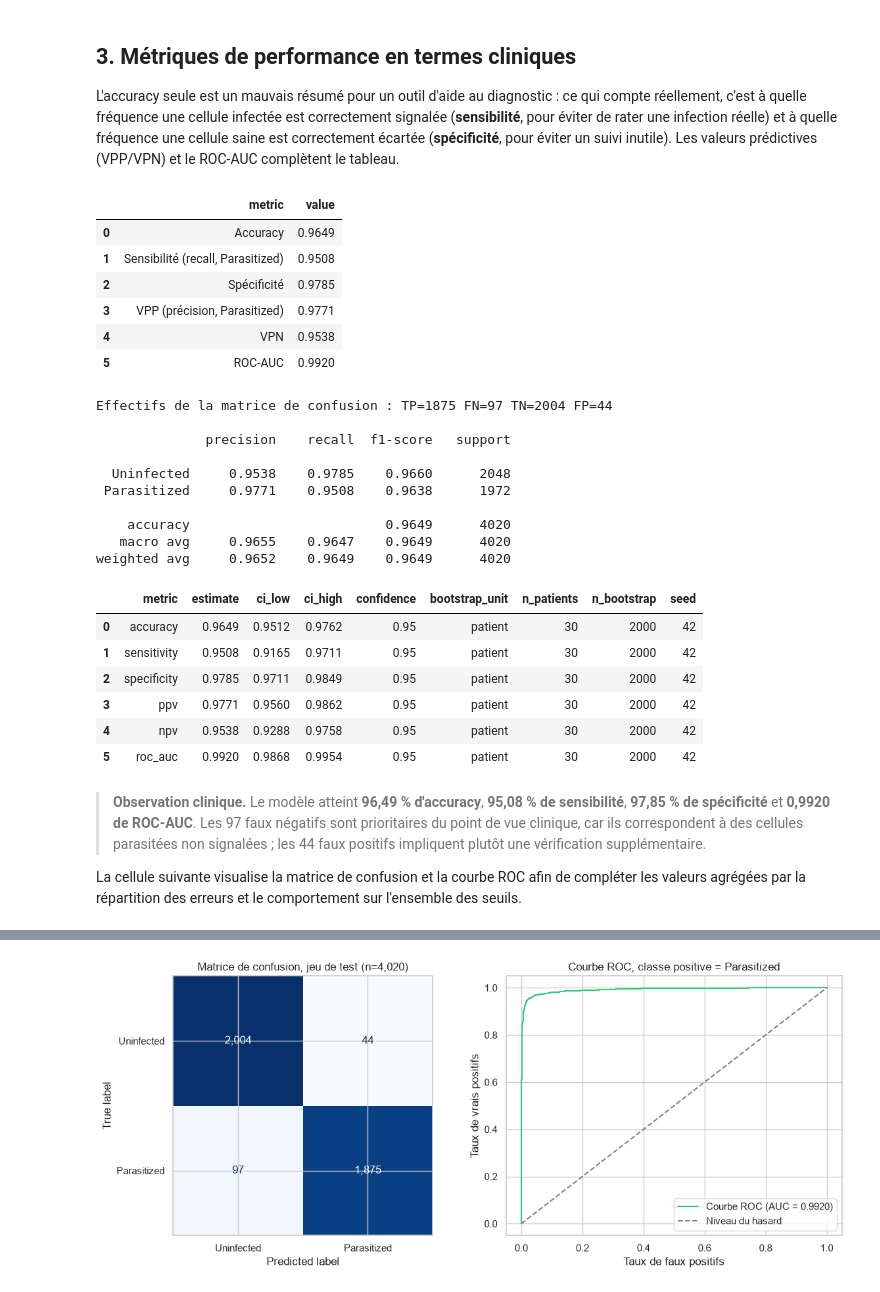
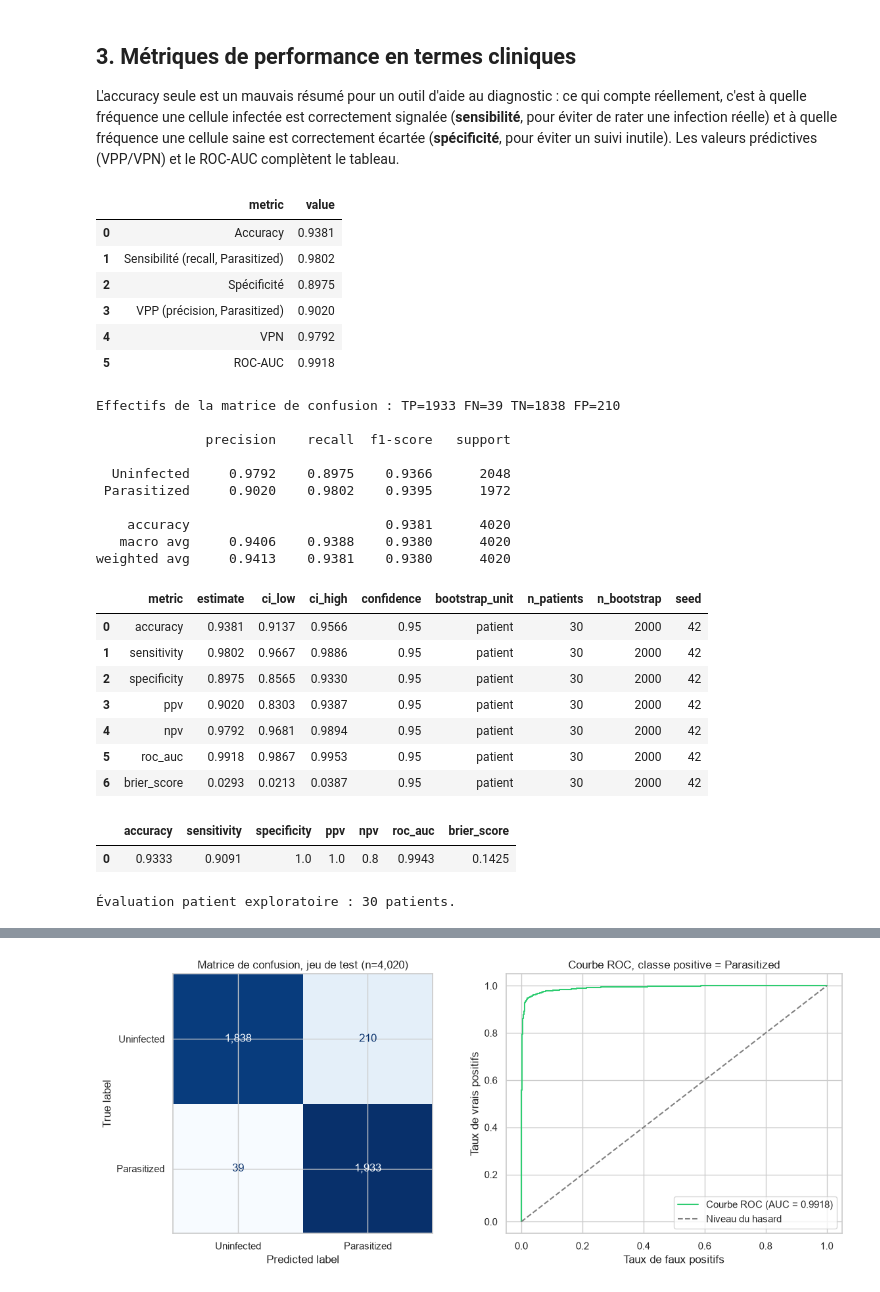
Before and after one commit to juliettebm/malaria-microscopy-deep-learning, a Jupyter notebook: 04_clinical_evaluation_interpretability.ipynb, the cells around one changed output, grey strips where cells are left out. Drawn from its saved outputs; the diff is of its cells as text; code cells hidden in the pictures.

```diff
--- a/04_clinical_evaluation_interpretability.ipynb
+++ b/04_clinical_evaluation_interpretability.ipynb
@@ -21,7 +21,9 @@ import torch.nn as nn
 import torch.nn.functional as F
 from IPython.display import Markdown, display
 from PIL import Image
-from malaria_evaluation import patient_bootstrap_ci
+from malaria_evaluation import (
+    aggregate_patient_predictions, classification_metrics, patient_bootstrap_ci,
+)
 from sklearn.metrics import (
     ConfusionMatrixDisplay,
     classification_report,
@@ -70,4 +72,8 @@ IMAGENET_STD = checkpoint["imagenet_std"]
 LABEL_TO_IDX = checkpoint["label_to_idx"]
 IDX_TO_LABEL = {v: k for k, v in LABEL_TO_IDX.items()}
 POS_IDX = LABEL_TO_IDX["Parasitized"]  # classe positive pour les metriques cliniques
+DECISION_THRESHOLD = checkpoint["decision_threshold"]
+PATIENT_MIN_SUSPICIOUS_CELLS = checkpoint["patient_min_suspicious_cells"]
+print(f"Seuil cellule gelé sur validation : {DECISION_THRESHOLD:.4f} ; règle patient : "
+      f"au moins {PATIENT_MIN_SUSPICIOUS_CELLS} cellules suspectes")
 # %% [output]
@@ -119,7 +126,7 @@ with torch.no_grad():
         x = x.to(DEVICE)
         logits = model(x)
         probs = F.softmax(logits, dim=1)[:, POS_IDX]
-        preds = logits.argmax(dim=1)
+        preds = (probs >= DECISION_THRESHOLD).long()
         all_probs.extend(probs.cpu().numpy())
         all_preds.extend(preds.cpu().numpy())
         all_labels.extend(y.numpy())
@@ -148,52 +155,64 @@ ppv = tp / (tp + fp)           # precision sur Parasitized : parmi les infection
 npv = tn / (tn + fn)           # parmi les negatifs predits, fraction reellement saine
 roc_auc = roc_auc_score(y_true, y_prob)
 
 metrics_table = pd.DataFrame({
     "metric": ["Accuracy", "Sensibilité (recall, Parasitized)", "Spécificité", "VPP (précision, Parasitized)", "VPN", "ROC-AUC"],
     "value": [accuracy, sensitivity, specificity, ppv, npv, roc_auc],
 })
 metrics_table["value"] = metrics_table["value"].round(4)
 display(metrics_table)
 
 print(f"Effectifs de la matrice de confusion : TP={tp} FN={fn} TN={tn} FP={fp}")
 print()
 print(classification_report(y_true, y_pred, target_names=["Uninfected", "Parasitized"], digits=4))
 
 # IC 95 % : l'unité de rééchantillonnage est le patient, jamais l'image.
 predictions = pd.DataFrame({
     "patient_id": test_df["patient_id"], "y_true": y_true,
     "y_pred": y_pred, "y_prob": y_prob,
 })
 metrics_with_ci = patient_bootstrap_ci(predictions, n_bootstrap=2000, confidence=0.95, seed=42)
 display(metrics_with_ci.round(4))
 predictions.to_csv(PROCESSED_DIR / "test_predictions.csv", index=False)
 metrics_with_ci.to_csv(PROCESSED_DIR / "test_metrics_patient_bootstrap.csv", index=False)
+
+# Analyse clinique exploratoire : une décision par patient selon la règle gelée sur validation.
+patient_predictions = aggregate_patient_predictions(
+    predictions, threshold=DECISION_THRESHOLD,
+    min_suspicious_cells=PATIENT_MIN_SUSPICIOUS_CELLS,
+)
+patient_metrics = classification_metrics(
+    patient_predictions.y_true, patient_predictions.y_pred, patient_predictions.y_prob
+)
+display(pd.DataFrame([patient_metrics]).round(4))
+patient_predictions.to_csv(PROCESSED_DIR / "test_patient_predictions.csv", index=False)
+print(f"Évaluation patient exploratoire : {len(patient_predictions)} patients.")
 # %% [output]
 |  | metric | value |
-| 0 | Accuracy | 0.9649 |
-| 1 | Sensibilité (recall, Parasitized) | 0.9508 |
-| 2 | Spécificité | 0.9785 |
-| 3 | VPP (précision, Parasitized) | 0.9771 |
-| 4 | VPN | 0.9538 |
-| 5 | ROC-AUC | 0.9920 |
+| 0 | Accuracy | 0.9381 |
+| 1 | Sensibilité (recall, Parasitized) | 0.9802 |
+| 2 | Spécificité | 0.8975 |
+| 3 | VPP (précision, Parasitized) | 0.9020 |
+| 4 | VPN | 0.9792 |
+| 5 | ROC-AUC | 0.9918 |
-Effectifs de la matrice de confusion : TP=1875 FN=97 TN=2004 FP=44
+Effectifs de la matrice de confusion : TP=1933 FN=39 TN=1838 FP=210
 
               precision    recall  f1-score   support
 
-  Uninfected     0.9538    0.9785    0.9660      2048
- Parasitized     0.9771    0.9508    0.9638      1972
+  Uninfected     0.9792    0.8975    0.9366      2048
+ Parasitized     0.9020    0.9802    0.9395      1972
 
-    accuracy                         0.9649      4020
-   macro avg     0.9655    0.9647    0.9649      4020
-weighted avg     0.9652    0.9649    0.9649      4020
+    accuracy                         0.9381      4020
+   macro avg     0.9406    0.9388    0.9380      4020
+weighted avg     0.9413    0.9381    0.9380      4020
 |  | metric | estimate | ci_low | ci_high | confidence | bootstrap_unit | n_patients | n_bootstrap | seed |
-| 0 | accuracy | 0.9649 | 0.9512 | 0.9762 | 0.95 | patient | 30 | 2000 | 42 |
-| 1 | sensitivity | 0.9508 | 0.9165 | 0.9711 | 0.95 | patient | 30 | 2000 | 42 |
-| 2 | specificity | 0.9785 | 0.9711 | 0.9849 | 0.95 | patient | 30 | 2000 | 42 |
-| 3 | ppv | 0.9771 | 0.9560 | 0.9862 | 0.95 | patient | 30 | 2000 | 42 |
-| 4 | npv | 0.9538 | 0.9288 | 0.9758 | 0.95 | patient | 30 | 2000 | 42 |
-| 5 | roc_auc | 0.9920 | 0.9868 | 0.9954 | 0.95 | patient | 30 | 2000 | 42 |
+| 0 | accuracy | 0.9381 | 0.9137 | 0.9566 | 0.95 | patient | 30 | 2000 | 42 |
+| 1 | sensitivity | 0.9802 | 0.9667 | 0.9886 | 0.95 | patient | 30 | 2000 | 42 |
+| 2 | specificity | 0.8975 | 0.8565 | 0.9330 | 0.95 | patient | 30 | 2000 | 42 |
+| 3 | ppv | 0.9020 | 0.8303 | 0.9387 | 0.95 | patient | 30 | 2000 | 42 |
+| 4 | npv | 0.9792 | 0.9681 | 0.9894 | 0.95 | patient | 30 | 2000 | 42 |
+| 5 | roc_auc | 0.9918 | 0.9867 | 0.9953 | 0.95 | patient | 30 | 2000 | 42 |
+| 6 | brier_score | 0.0293 | 0.0213 | 0.0387 | 0.95 | patient | 30 | 2000 | 42 |
+|  | accuracy | sensitivity | specificity | ppv | npv | roc_auc | brier_score |
+| 0 | 0.9333 | 0.9091 | 1.0 | 1.0 | 0.8 | 0.9943 | 0.1425 |
+Évaluation patient exploratoire : 30 patients.
-# %% [markdown]
-> **Observation clinique.** Le modèle atteint **96,49 % d'accuracy**, **95,08 % de sensibilité**, **97,85 % de spécificité** et **0,9920 de ROC-AUC**. Les 97 faux négatifs sont prioritaires du point de vue clinique, car ils correspondent à des cellules parasitées non signalées ; les 44 faux positifs impliquent plutôt une vérification supplémentaire.
-
-La cellule suivante visualise la matrice de confusion et la courbe ROC afin de compléter les valeurs agrégées par la répartition des erreurs et le comportement sur l'ensemble des seuils.
```
Also changed, not shown: parts of 21 cells of this notebook, 7 other files.
